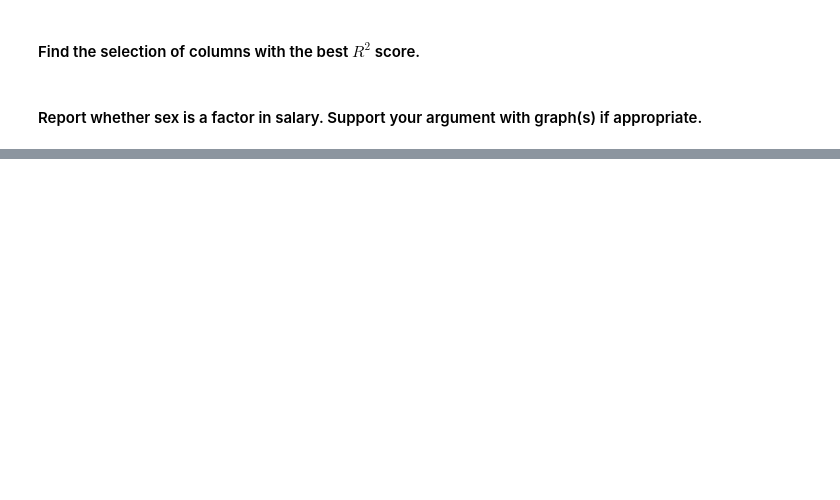
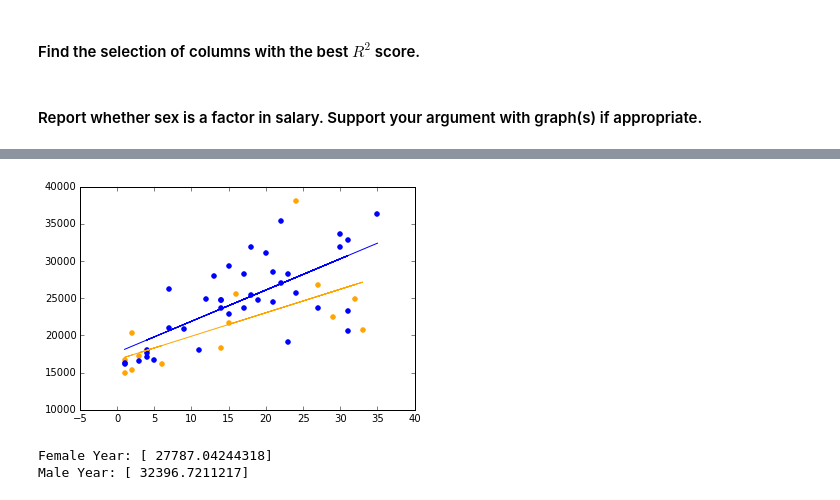
Before and after one commit to TylerKotkin/linear-regression, a Jupyter notebook: simple-linear-regression.ipynb, the cells around one changed output, grey strips where cells are left out. Saved outputs shown, nothing was run; the diff lists cells and outputs as text; code cells hidden in the pictures; blank space fills up the shorter version.

```diff
--- a/simple-linear-regression.ipynb
+++ b/simple-linear-regression.ipynb
@@ -251,0 +377,15 @@ There is a higher $R^2$ score between the salary the male professors are paid an
+# %%
+plt.scatter(input_data_w_ys, output_data_w_ys, color='orange')
+plt.scatter(input_data_m_ys, output_data_m_ys, color='blue')
+plt.plot(input_data_w_ys, regr_w_ys.predict(input_data_w_ys), color='orange')
+plt.plot(input_data_m_ys, regr_m_ys.predict(input_data_m_ys), color='blue')
+plt.show()
+# %% [output]
+[figure, added]
+# %%
+#Extrapolate years since highest degree was earned to 25 years
+print('Female Year:', regr_w_ys.predict(35))
+print('Male Year:', regr_m_ys.predict(35))
+# %% [output]
+Female Year: [ 27787.04244318]
+Male Year: [ 32396.7211217]
```
Also changed, not shown: parts of 16 cells of this notebook.
